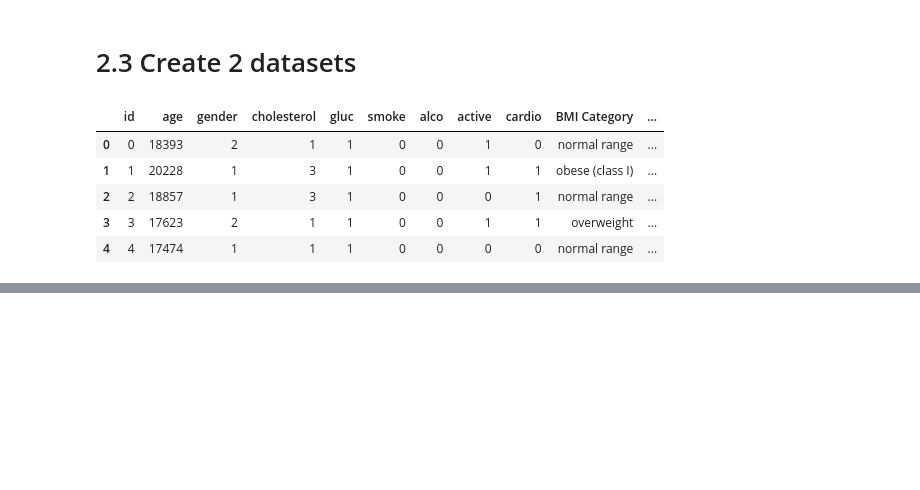
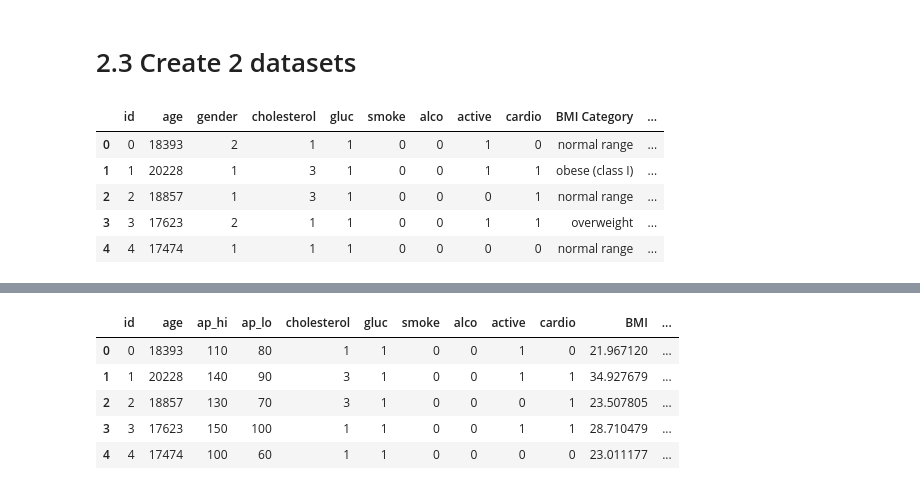
Before and after one commit to SamiFatmi/Machine-Learning-SAMI-FATMI, a Jupyter notebook: Labs/2-Disease_prediction.ipynb, the cells around one changed output, grey strips where cells are left out. Cells and saved outputs as stored; diff of their text form; code cells hidden in the pictures; blank space fills up the shorter version.

```diff
--- a/Labs/2-Disease_prediction.ipynb
+++ b/Labs/2-Disease_prediction.ipynb
@@ -298,0 +328,11 @@ df1.head()
+# %%
+df2_onehot = pd.get_dummies(df2,columns=["gender"], drop_first=True)
+
+df2_onehot.head()
+# %% [output]
+|  | id | age | ap_hi | ap_lo | cholesterol | gluc | smoke | alco | active | cardio | BMI | ... |
+| 0 | 0 | 18393 | 110 | 80 | 1 | 1 | 0 | 0 | 1 | 0 | 21.967120 | ... |
+| 1 | 1 | 20228 | 140 | 90 | 3 | 1 | 0 | 0 | 1 | 1 | 34.927679 | ... |
+| 2 | 2 | 18857 | 130 | 70 | 3 | 1 | 0 | 0 | 0 | 1 | 23.507805 | ... |
+| 3 | 3 | 17623 | 150 | 100 | 1 | 1 | 0 | 0 | 1 | 1 | 28.710479 | ... |
+| 4 | 4 | 17474 | 100 | 60 | 1 | 1 | 0 | 0 | 0 | 0 | 23.011177 | ... |
```
Also changed, not shown: parts of 3 cells of this notebook.
